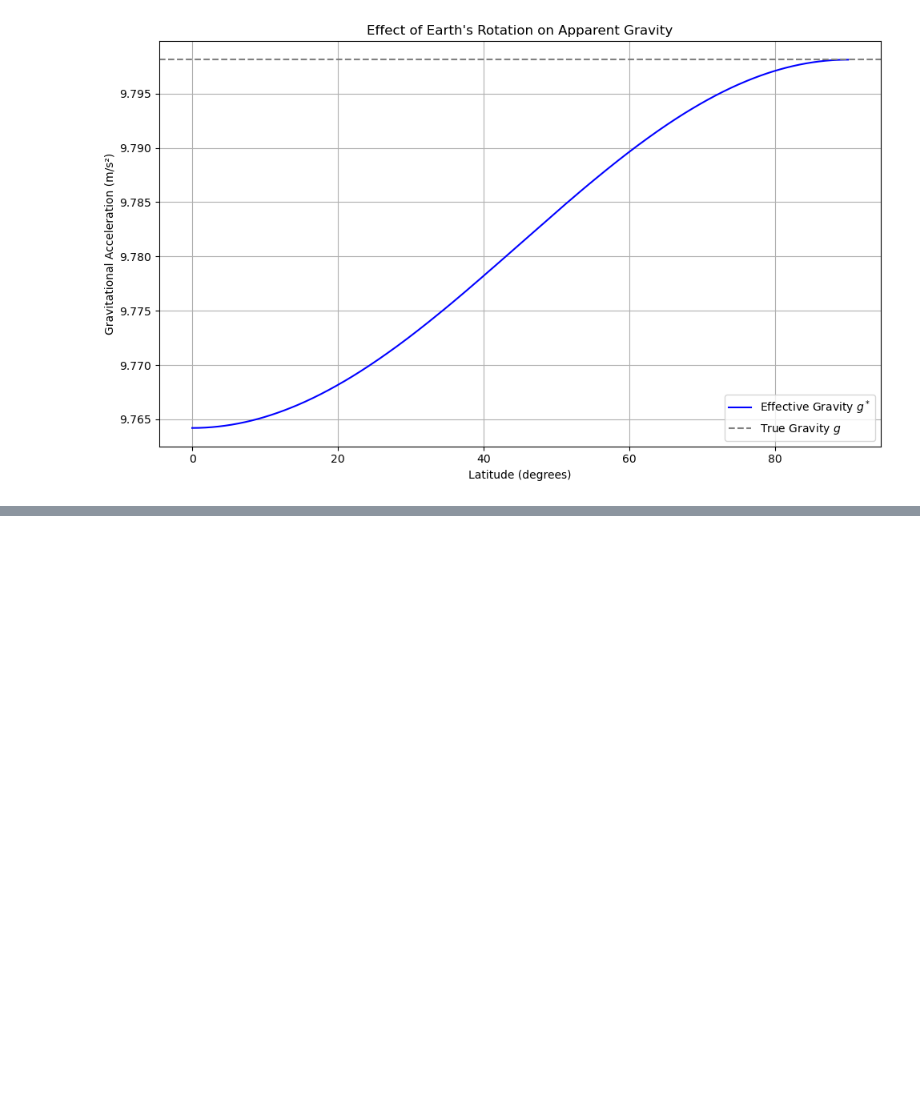
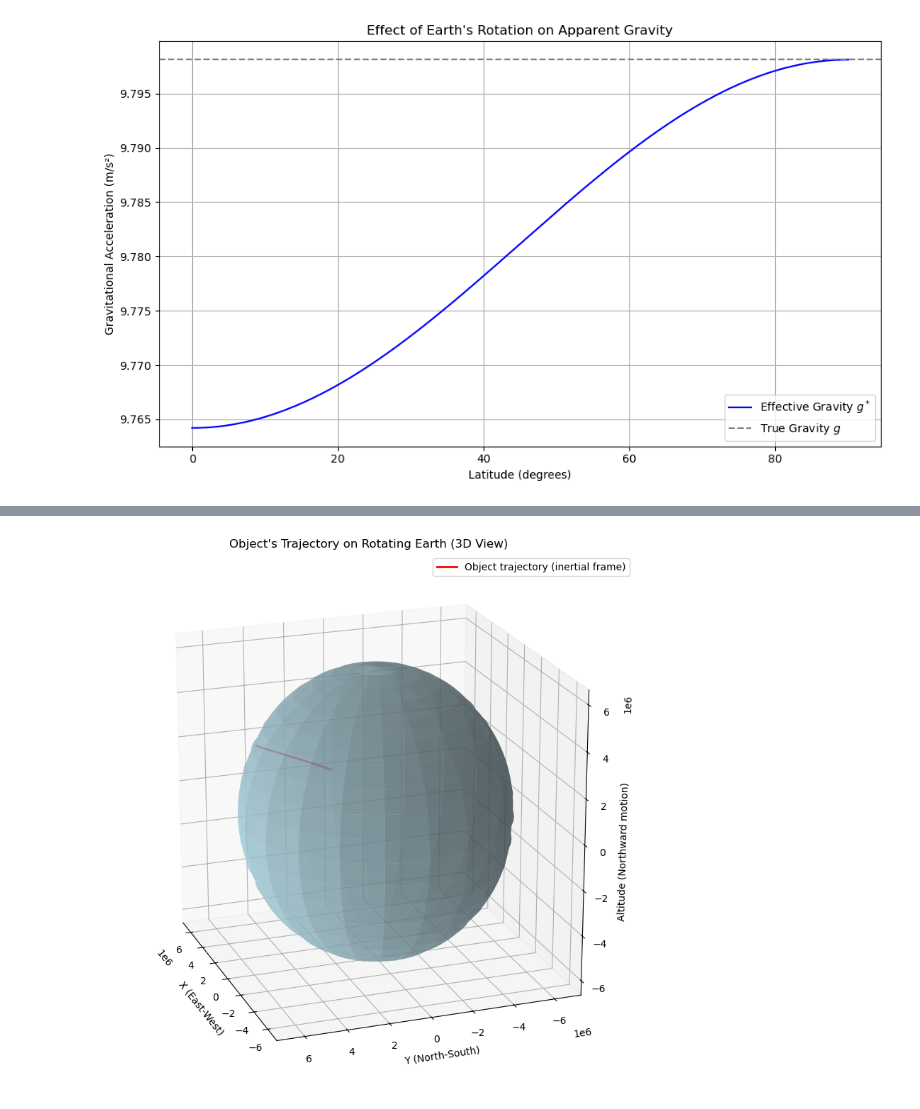
Before and after one commit to KelianGaedecke/dynamic_meteo, a Jupyter notebook: notebooks/01_introduction.ipynb, the cells around one changed output, grey strips where cells are left out. Drawn from its saved outputs; the diff is of its cells as text; code cells hidden in the pictures; blank space fills up the shorter version.

```diff
--- a/notebooks/01_introduction.ipynb
+++ b/notebooks/01_introduction.ipynb
@@ -282,0 +338,40 @@ plt.show()
+# %%
+from mpl_toolkits.mplot3d import Axes3D
+
+theta = np.linspace(0, 2 * np.pi, 100)
+phi_sphere = np.linspace(0, np.pi, 100)
+theta, phi_sphere = np.meshgrid(theta, phi_sphere)
+
+X = earth_radius * np.sin(phi_sphere) * np.cos(theta)
+Y = earth_radius * np.sin(phi_sphere) * np.sin(theta)
+Z = earth_radius * np.cos(phi_sphere)
+
+X_obj = earth_radius * np.cos(phi)
+Y_obj = earth_radius * np.sin(phi)
+Z_obj = y_inertial
+
+
+fig = plt.figure(figsize=(12, 8))
+ax = fig.add_subplot(111, projection='3d')
+
+ax.view_init(elev=20, azim=160)
+
+
+ax.plot_surface(X, Y, Z, color='lightblue', alpha=0.6, rstride=5, cstride=5, edgecolor='none')
+
+
+ax.plot(X_obj, Y_obj, Z_obj, color='red', linewidth=2, label='Object trajectory (inertial frame)')
+
+
+ax.set_xlabel('X (East-West)')
+ax.set_ylabel('Y (North-South)')
+ax.set_zlabel('Altitude (Northward motion)')
+
+ax.set_box_aspect([1, 1, 1])
+ax.set_title("Object's Trajectory on Rotating Earth (3D View)")
+ax.legend()
+
+plt.tight_layout()
+plt.show()
+# %% [output]
+[figure, added]
```
Also changed, not shown: parts of 3 cells of this notebook.
